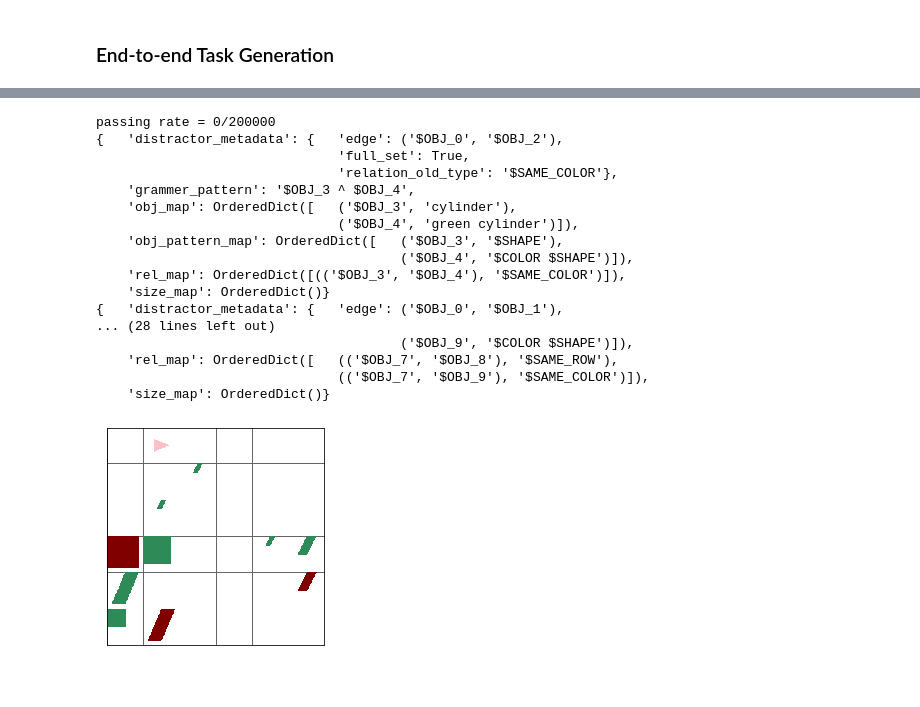
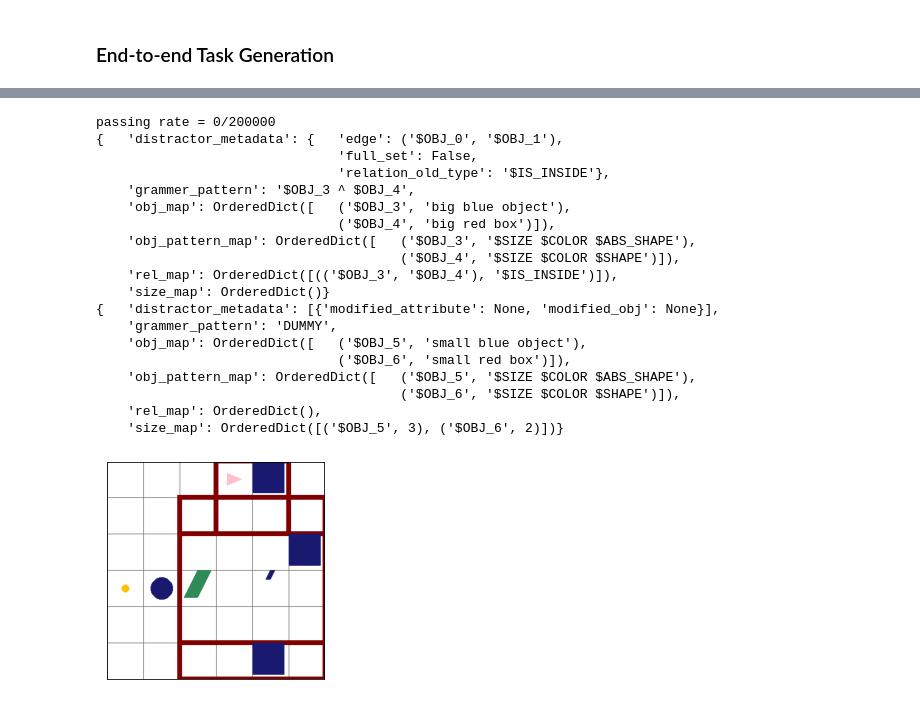
Before and after one commit to frankaging/Reason-SCAN, a Jupyter notebook: code/dataset/demo.ipynb, the cells around one changed output, grey strips where cells are left out. Saved outputs shown, nothing was run; the diff lists cells and outputs as text; code cells hidden in the pictures.

```diff
--- a/code/dataset/demo.ipynb
+++ b/code/dataset/demo.ipynb
@@ -1876,7 +257,7 @@ special_count = 0
 minor_count = 0
 for test_struct in command_structs[:10000]:
     count += 1
-    if count%100==0:
+    if count%1000==0:
         print(f"passing rate = {count}/{10000}")
     obj_pattern_map = test_struct["obj_pattern_map"]
     rel_map = test_struct["rel_map"]
@@ -1886,7 +267,7 @@ for test_struct in command_structs[:10000]:
     adverb = test_struct["adverb"]
 
     test_unique_find = 0
-    for i in range(200):
+    for i in range(20):
         minor_count += 1
         sampled_world = simulator.sample_situations_from_grounded_grammer(
             copy.deepcopy(grammer_pattern),
@@ -1896,12 +277,14 @@ for test_struct in command_structs[:10000]:
             is_plot=False,
             include_relation_distractor=True,
             include_attribute_distractor=True,
-            include_isomorphism_distractor=True,
+            include_isomorphism_distractor=False,
             include_random_distractor=True,
             full_relation_probability=0.5, # 0.5 seems to work as well!
             debug=False
         )
-        if sampled_world["distractor_switch_map"]['attribute'] == True:
-            special_count += 1
-            print(f"{special_count}/{minor_count}")
+#         if len(sampled_world["distractor_switch_map"]['relation']) == 2 and \
+#             sampled_world["distractor_switch_map"]['relation'][0] == True and \
+#             sampled_world["distractor_switch_map"]['relation'][0] == True:
+#             special_count += 1
+#             print(f"{special_count}/{minor_count}")
         assert len(sampled_world['obj_map']) == len(simulator._world.get_current_situation().to_representation()["placed_objects"])
@@ -1941,15 +291,15 @@ test_struct
 # %%
-test_struct = {'obj_pattern_map': {'$OBJ_0': '$SHAPE',
-  '$OBJ_1': '$SHAPE',
+test_struct = {'obj_pattern_map': {'$OBJ_0': '$SIZE $COLOR $ABS_SHAPE',
+  '$OBJ_1': '$SIZE $COLOR $SHAPE',
   '$OBJ_2': '$COLOR $SHAPE'},
- 'rel_map': OrderedDict([(('$OBJ_0', '$OBJ_1'), '$SAME_ROW'),
-              (('$OBJ_0', '$OBJ_2'), '$SAME_COLOR')]),
- 'obj_map': {'$OBJ_0': 'cylinder',
-  '$OBJ_1': 'square',
-  '$OBJ_2': 'green cylinder'},
+ 'rel_map': OrderedDict([(('$OBJ_0', '$OBJ_1'), '$IS_INSIDE'),
+              (('$OBJ_0', '$OBJ_2'), '$SAME_COLUMN')]),
+ 'obj_map': {'$OBJ_0': 'big blue object',
+  '$OBJ_1': 'big red box',
+  '$OBJ_2': 'blue square'},
  'grammer_pattern': '$OBJ_0 ^ $OBJ_1 & $OBJ_2',
- 'adverb': 'while zigzagging',
- 'verb': 'push'}
+ 'adverb': 'while spinning',
+ 'verb': 'pull'}
 
 simulator = Simulator(
     object_vocabulary, vocabulary,
@@ -1965,7 +315,7 @@ verb = test_struct["verb"]
 adverb = test_struct["adverb"]
 
 test_unique_find = 0
-for i in range(100):
+for i in range(50000):
     if i%10000==0:
         print(f"passing rate = {i}/{200000}")
     sampled_world = simulator.sample_situations_from_grounded_grammer(
@@ -1976,14 +326,13 @@ for i in range(100):
             is_plot=False,
             include_relation_distractor=True,
             include_attribute_distractor=True,
-            include_isomorphism_distractor=True,
+            include_isomorphism_distractor=False,
             include_random_distractor=True,
             full_relation_probability=0.5, # 0.5 seems to work as well!
             debug=True
         )
-    _ = simulator._world.render_simple()
+    # _ = simulator._world.render_simple()
     assert len(sampled_world['obj_map']) == len(simulator._world.get_current_situation().to_representation()["placed_objects"])
-    break
 
     graph = ReaSCANGraph(
         objects=sampled_world["obj_map"],
@@ -2052,45 +401,47 @@ for i in range(100):
             "command": ",".join(command_str.split(" ")),
             "meaning": ",".join(command_str.split(" ")),
             "derivation": grammer_pattern,
             "situation": sampled_world["situation"].to_representation(),
             "target_commands": ",".join(target_commands),
             "verb_in_command": verb,
             "adverb_in_command": adverb,
             "referred_target": obj_map["$OBJ_0"],
             "object_pattern_map": obj_pattern_map,
             "relation_map": rel_map,
             "object_expression": obj_map,
             "n_object": len(sampled_world["obj_map"]),
             "n_distractor": len(sampled_world["obj_map"])-len(obj_map),
             "full_relation_distractor": True if len(sampled_world["distractor_switch_map"]["relation"]) == len(rel_map) else False,
             "has_relation_distractor": True if len(sampled_world["distractor_switch_map"]["relation"]) > 0 else False,
             "has_attribute_distractor": sampled_world["distractor_switch_map"]["attribute"],
             "has_isomorphism_distractor": sampled_world["distractor_switch_map"]["isomorphism"],
             "has_random_distractor": True if sampled_world["n_random_distractor"] != -1 else False,
             "n_random_distractor": sampled_world["n_random_distractor"] if sampled_world["n_random_distractor"] != -1 else 0,
             "relation_distractor_metadata": sampled_world["relation_distractor_metadata"],
             "attribute_distractor_metadata": sampled_world["attribute_distractor_metadata"],
             "isomorphism_distractor_metadata": sampled_world["isomorphism_distractor_metadata"],
             "random_distractor_metadata": sampled_world["random_distractor_metadata"],
         })
 
         break
 # %% [output]
 passing rate = 0/200000
-{   'distractor_metadata': {   'edge': ('$OBJ_0', '$OBJ_2'),
-                               'full_set': True,
-                               'relation_old_type': '$SAME_COLOR'},
+{   'distractor_metadata': {   'edge': ('$OBJ_0', '$OBJ_1'),
+                               'full_set': False,
+                               'relation_old_type': '$IS_INSIDE'},
     'grammer_pattern': '$OBJ_3 ^ $OBJ_4',
-    'obj_map': OrderedDict([   ('$OBJ_3', 'cylinder'),
-                               ('$OBJ_4', 'green cylinder')]),
-    'obj_pattern_map': OrderedDict([   ('$OBJ_3', '$SHAPE'),
-                                       ('$OBJ_4', '$COLOR $SHAPE')]),
-    'rel_map': OrderedDict([(('$OBJ_3', '$OBJ_4'), '$SAME_COLOR')]),
+    'obj_map': OrderedDict([   ('$OBJ_3', 'big blue object'),
+                               ('$OBJ_4', 'big red box')]),
+    'obj_pattern_map': OrderedDict([   ('$OBJ_3', '$SIZE $COLOR $ABS_SHAPE'),
+                                       ('$OBJ_4', '$SIZE $COLOR $SHAPE')]),
+    'rel_map': OrderedDict([(('$OBJ_3', '$OBJ_4'), '$IS_INSIDE')]),
     'size_map': OrderedDict()}
-{   'distractor_metadata': {   'edge': ('$OBJ_0', '$OBJ_1'),
-... (28 lines left out)
-                                       ('$OBJ_9', '$COLOR $SHAPE')]),
-    'rel_map': OrderedDict([   (('$OBJ_7', '$OBJ_8'), '$SAME_ROW'),
-                               (('$OBJ_7', '$OBJ_9'), '$SAME_COLOR')]),
-    'size_map': OrderedDict()}
+{   'distractor_metadata': [{'modified_attribute': None, 'modified_obj': None}],
+    'grammer_pattern': 'DUMMY',
+    'obj_map': OrderedDict([   ('$OBJ_5', 'small blue object'),
+                               ('$OBJ_6', 'small red box')]),
+    'obj_pattern_map': OrderedDict([   ('$OBJ_5', '$SIZE $COLOR $ABS_SHAPE'),
+                                       ('$OBJ_6', '$SIZE $COLOR $SHAPE')]),
+    'rel_map': OrderedDict(),
+    'size_map': OrderedDict([('$OBJ_5', 3), ('$OBJ_6', 2)])}
-[figure, old version]
+[figure, new version]
```
Also changed, not shown: parts of 15 cells of this notebook, 4 other files.
